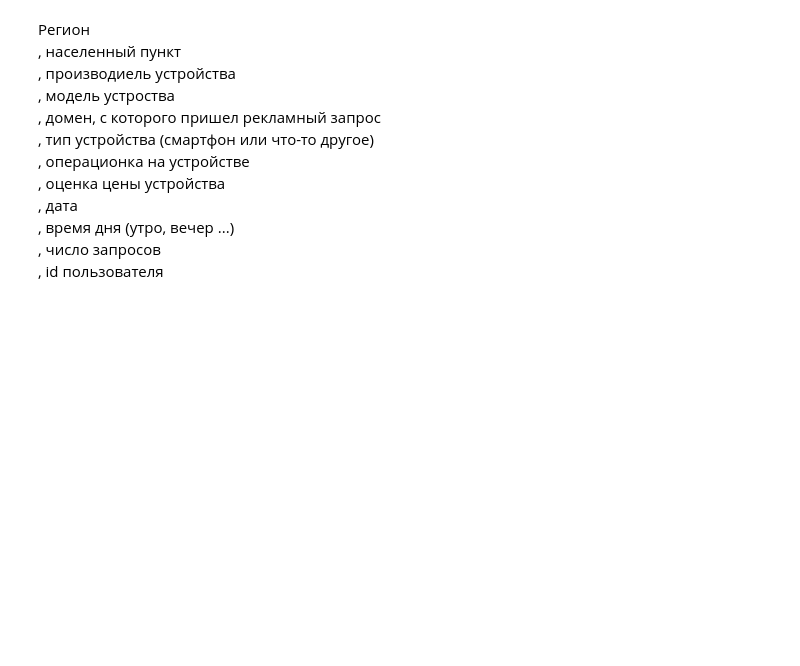
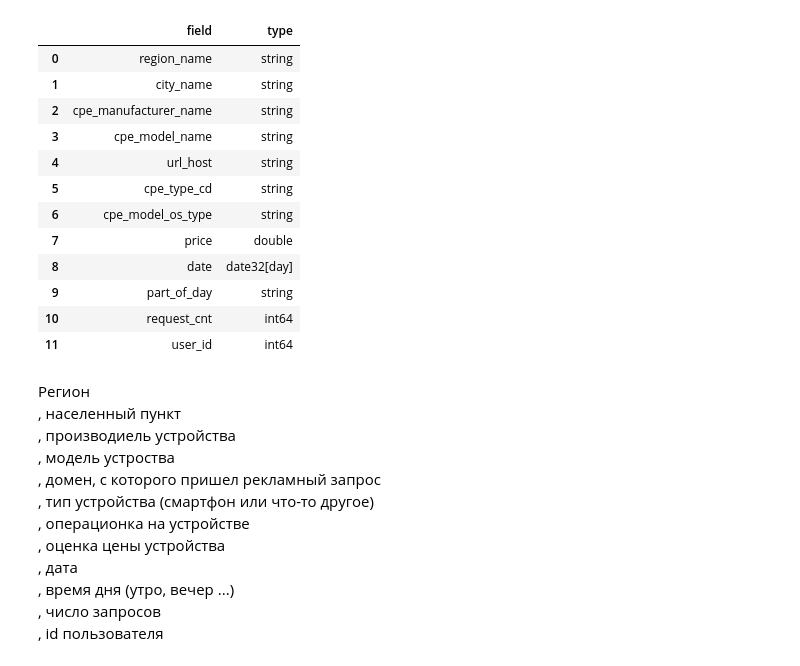
Before and after one commit to BaskovKonstantin/some_collab, a Jupyter notebook: Context_Baseline_Public.ipynb, the cells around one changed output. Cells and saved outputs as stored; diff of their text form; code cells hidden in the pictures; blank space fills up the shorter version.

```diff
--- a/Context_Baseline_Public.ipynb
+++ b/Context_Baseline_Public.ipynb
@@ -32,6 +30,20 @@ id_to_submit = pq.read_table(f'{SUBMISSION_FILE}').to_pandas()
 # %%
-data = pq.read_table(f'{DATA_FILE}')
+data = pq.read_table(f'{LOCAL_DATA_PATH}/{DATA_FILE}')
 pd.DataFrame([(z.name, z.type) for z in data.schema], columns = [['field', 'type']])
+# %% [output]
+|  | field | type |
+| 0 | region_name | string |
+| 1 | city_name | string |
+| 2 | cpe_manufacturer_name | string |
+| 3 | cpe_model_name | string |
+| 4 | url_host | string |
+| 5 | cpe_type_cd | string |
+| 6 | cpe_model_os_type | string |
+| 7 | price | double |
+| 8 | date | date32[day] |
+| 9 | part_of_day | string |
+| 10 | request_cnt | int64 |
+| 11 | user_id | int64 |
 # %% [markdown]
 Регион
 , населенный пункт
```
Also changed, not shown: parts of 18 cells of this notebook, 1 other file.
